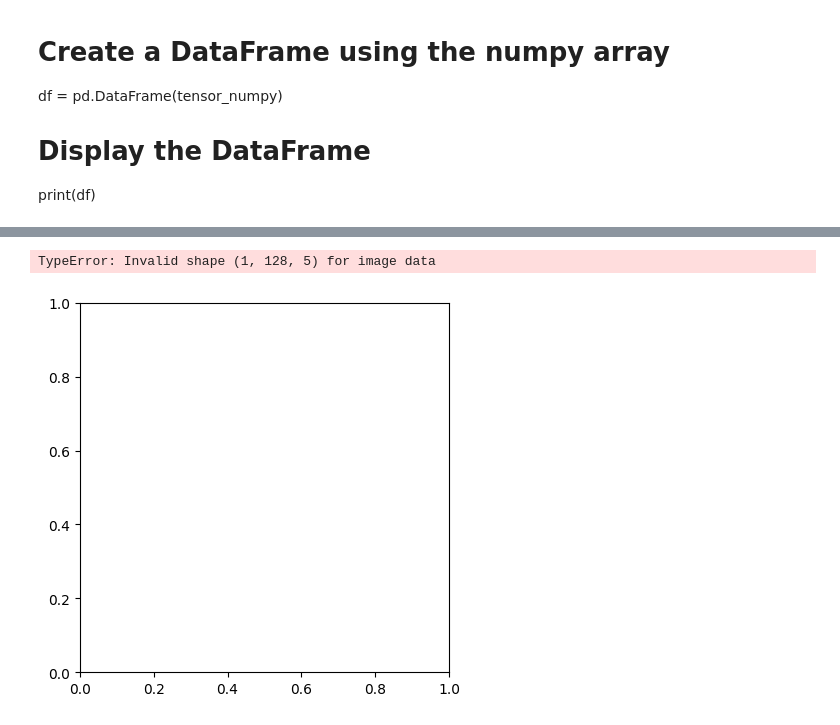
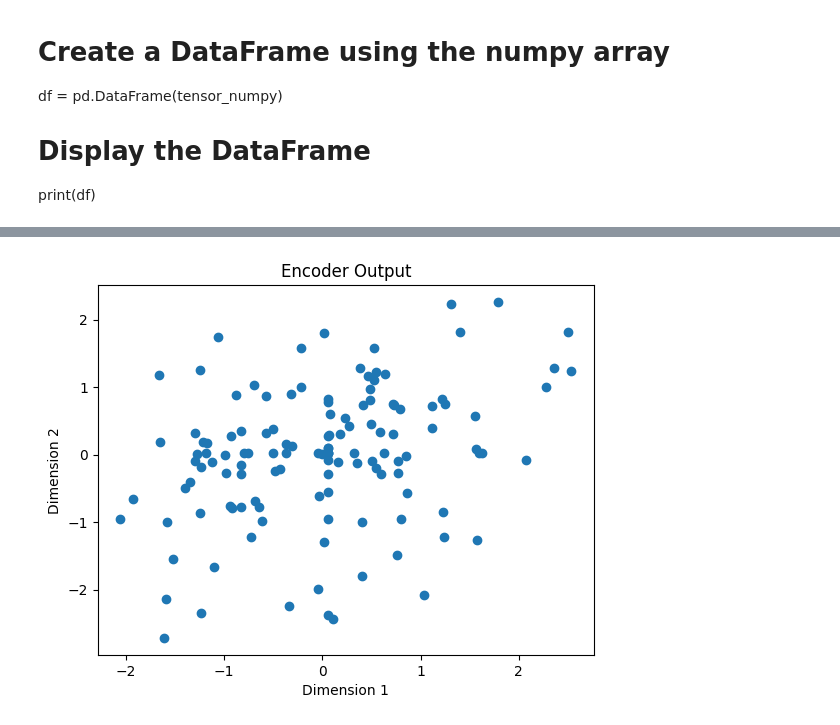
Before and after one commit to NicoCereghini/BarrettThesisProjectResources, a Jupyter notebook: scratch.ipynb, the cells around one changed output, grey strips where cells are left out. Drawn from its saved outputs; the diff is of its cells as text; code cells hidden in the pictures.

Commit message:
Milestone commit so the encoder example is online

```diff
--- a/scratch.ipynb
+++ b/scratch.ipynb
@@ -72,10 +68,10 @@ with torch.no_grad():
     K = W_K(input)
     V = W_V(input)
     print("Q matrix:")
-    printTensor(Q.numpy()[0, :, :]) # Changing print statements so I can see only the last two dimensions
+    plot_tensor(Q) # Changing print statements so I can see only the last two dimensions
     print("\nK matrix:")
-    printTensor(K.numpy()[0, :, :])
+    plot_tensor(K)
     print("\nV matrix:",)
-    printTensor(V.numpy()[0, :, :])
+    plot_tensor(V)
 # %% [output]
 Q matrix:
@@ -100,6 +89,6 @@ Q matrix:
 with torch.no_grad():
     attention_weights = torch.matmul(Q, K.transpose(-2, -1)) / math.sqrt(d_model)
     print("Scaled Dot Product:")
-    printTensor(attention_weights.numpy()[0, :, :])
+    plot_tensor(attention_weights)
 # %% [output]
 Scaled Dot Product:
@@ -114,6 +98,6 @@ with torch.no_grad():
     #softmax
     attention_weights = torch.softmax(attention_weights, dim=-1)
     print("Softmax:")
-    printTensor(attention_weights.numpy()[0, :, :])
+    plot_tensor(attention_weights)
 # %% [output]
 Softmax:
@@ -128,6 +107,6 @@ with torch.no_grad():
     #Last linear layer
     print("Output:")
     output = torch.matmul(attention_weights, V)
-    printTensor(output.numpy()[0, :, :])
+    plot_tensor(output)
 # %% [output]
 Output:
@@ -354,12 +256,18 @@ with torch.no_grad():
 # %%
 import matplotlib.pyplot as plt
 import numpy as np
 
 output = encoder_output.transpose(1,2)
 output = output.detach().numpy()
+output = output.squeeze(0)
+plt.scatter(output[:, 0], output[:, 1])
 
-plt.imshow(output, cmap='hot')
+# add a title and axis labels
+plt.title('Encoder Output')
+plt.xlabel('Dimension 1')
+plt.ylabel('Dimension 2')
+
+# show the plot
 plt.show()
 # %% [output]
-TypeError: Invalid shape (1, 128, 5) for image data
-[figure, old version]
+[figure, new version]
```
Also changed, not shown: parts of 14 cells of this notebook.
